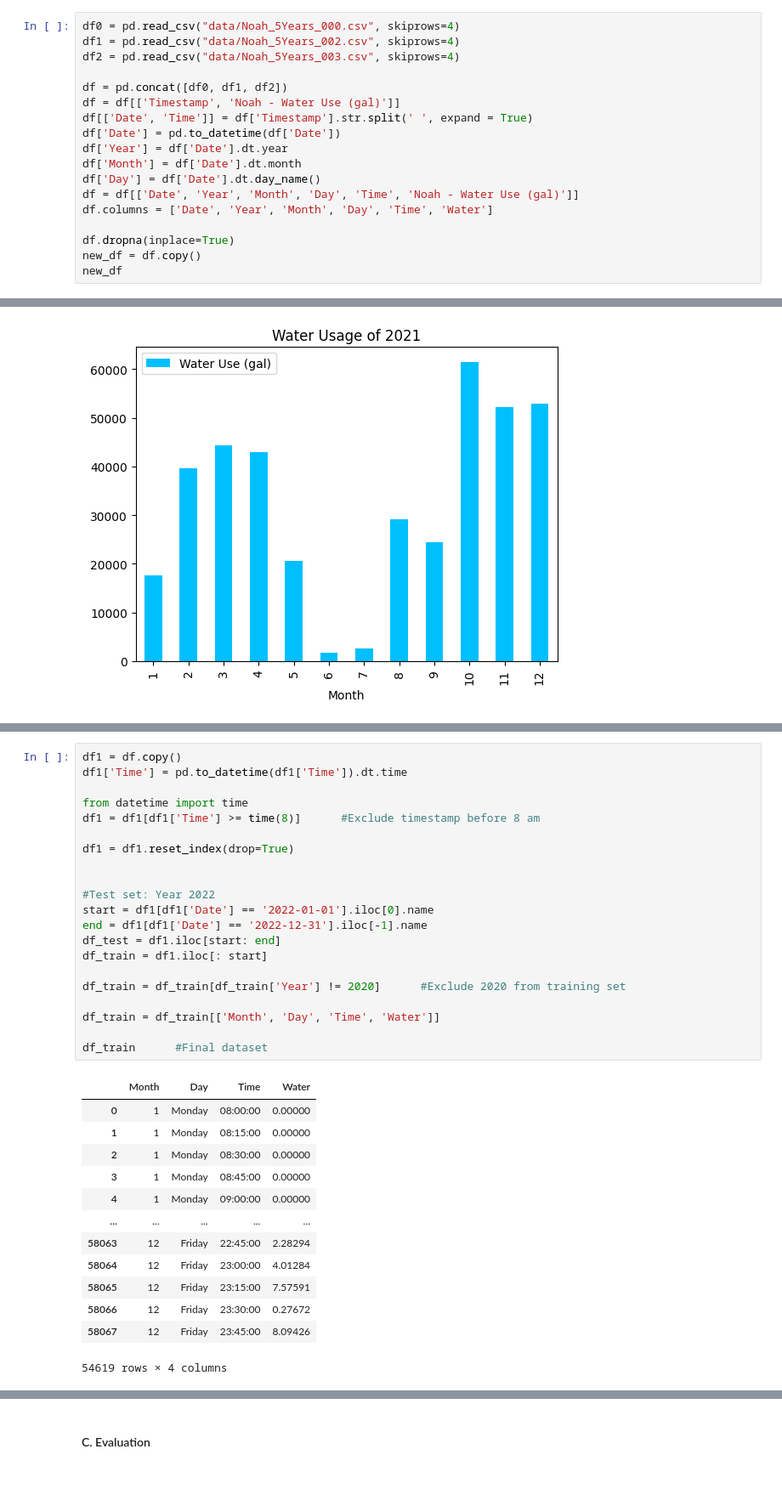
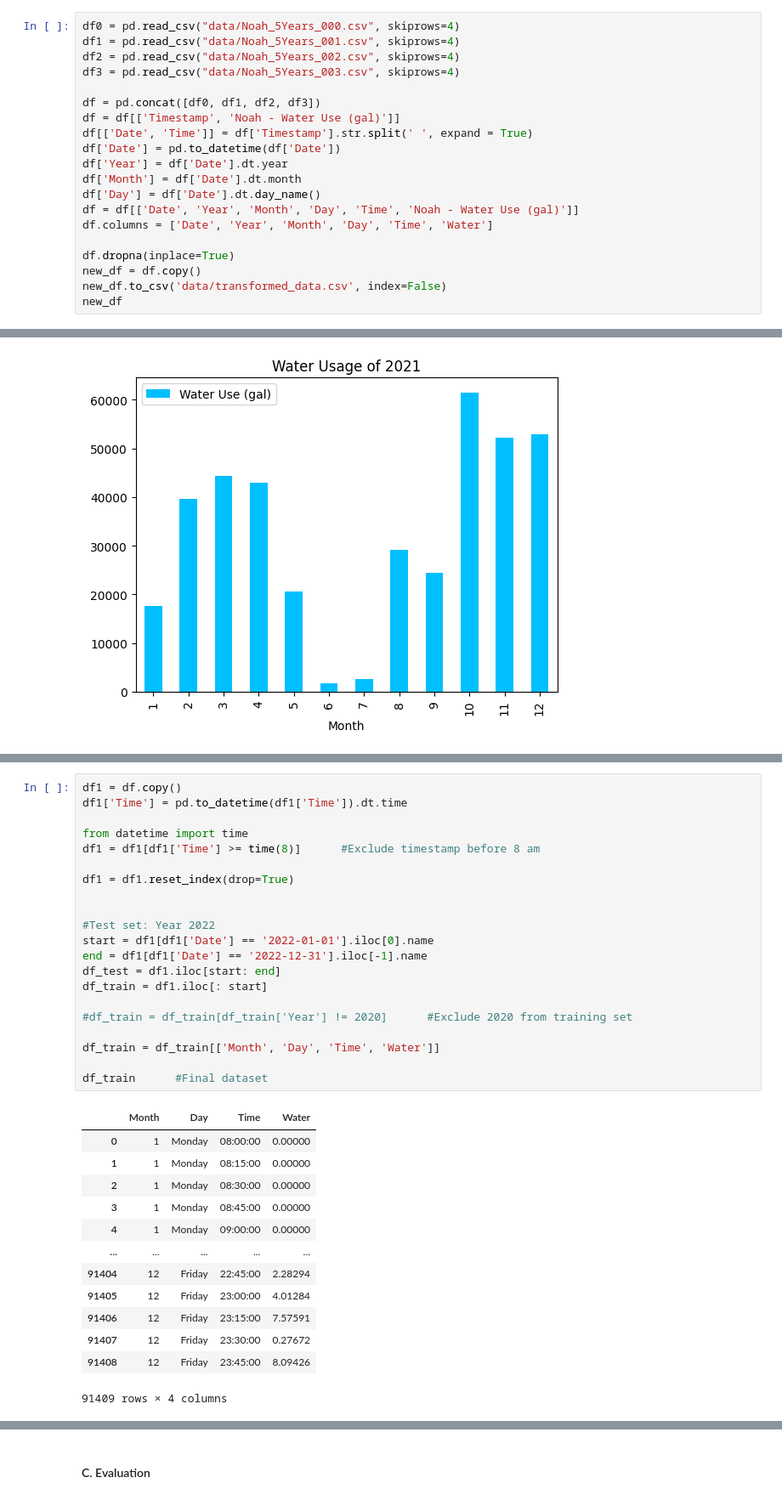
Before and after one commit to tnguyen2907/noah-water-use_ds, a Jupyter notebook: shower.ipynb, the cells around one changed output, grey strips where cells are left out. Shown: that part at 85% size. Saved outputs shown, nothing was run; the diff lists cells and outputs as text.

```diff
--- a/shower.ipynb
+++ b/shower.ipynb
@@ -56,10 +56,11 @@ Basically, our new table looks like this:
 |**2**|2018-01-01|2018|1    |Monday|08:30:00|0.00000|
 # %%
 df0 = pd.read_csv("data/Noah_5Years_000.csv", skiprows=4)
-df1 = pd.read_csv("data/Noah_5Years_002.csv", skiprows=4)
-df2 = pd.read_csv("data/Noah_5Years_003.csv", skiprows=4)
+df1 = pd.read_csv("data/Noah_5Years_001.csv", skiprows=4)
+df2 = pd.read_csv("data/Noah_5Years_002.csv", skiprows=4)
+df3 = pd.read_csv("data/Noah_5Years_003.csv", skiprows=4)
 
-df = pd.concat([df0, df1, df2])
+df = pd.concat([df0, df1, df2, df3])
 df = df[['Timestamp', 'Noah - Water Use (gal)']]
 df[['Date', 'Time']] = df['Timestamp'].str.split(' ', expand = True)
 df['Date'] = pd.to_datetime(df['Date'])
@@ -71,6 +72,7 @@ df.columns = ['Date', 'Year', 'Month', 'Day', 'Time', 'Water']
 
 df.dropna(inplace=True)
 new_df = df.copy()
+new_df.to_csv('data/transformed_data.csv', index=False)
 new_df
 # %% [output]
 |  | Date | Year | Month | Day | Time | Water |
@@ -407,38 +390,38 @@ We use the data of year 2018, 2019, 2021 as our training set, and data of the ye
 # %%
 df1 = df.copy()
 df1['Time'] = pd.to_datetime(df1['Time']).dt.time
 
 from datetime import time
 df1 = df1[df1['Time'] >= time(8)]      #Exclude timestamp before 8 am
 
 df1 = df1.reset_index(drop=True)
 
 
 #Test set: Year 2022
 start = df1[df1['Date'] == '2022-01-01'].iloc[0].name
 end = df1[df1['Date'] == '2022-12-31'].iloc[-1].name
 df_test = df1.iloc[start: end]
 df_train = df1.iloc[: start]
 
-df_train = df_train[df_train['Year'] != 2020]      #Exclude 2020 from training set
+#df_train = df_train[df_train['Year'] != 2020]      #Exclude 2020 from training set
 
 df_train = df_train[['Month', 'Day', 'Time', 'Water']]
 
 df_train      #Final dataset
 # %% [output]
 |  | Month | Day | Time | Water |
 | 0 | 1 | Monday | 08:00:00 | 0.00000 |
 | 1 | 1 | Monday | 08:15:00 | 0.00000 |
 | 2 | 1 | Monday | 08:30:00 | 0.00000 |
 | 3 | 1 | Monday | 08:45:00 | 0.00000 |
 | 4 | 1 | Monday | 09:00:00 | 0.00000 |
 | ... | ... | ... | ... | ... |
-| 58063 | 12 | Friday | 22:45:00 | 2.28294 |
-| 58064 | 12 | Friday | 23:00:00 | 4.01284 |
-| 58065 | 12 | Friday | 23:15:00 | 7.57591 |
-| 58066 | 12 | Friday | 23:30:00 | 0.27672 |
-| 58067 | 12 | Friday | 23:45:00 | 8.09426 |
+| 91404 | 12 | Friday | 22:45:00 | 2.28294 |
+| 91405 | 12 | Friday | 23:00:00 | 4.01284 |
+| 91406 | 12 | Friday | 23:15:00 | 7.57591 |
+| 91407 | 12 | Friday | 23:30:00 | 0.27672 |
+| 91408 | 12 | Friday | 23:45:00 | 8.09426 |
-54619 rows × 4 columns
+91409 rows × 4 columns
 # %% [markdown]
 #### B. Training
 
```
Also changed, not shown: parts of 44 cells of this notebook, 2 other files.
